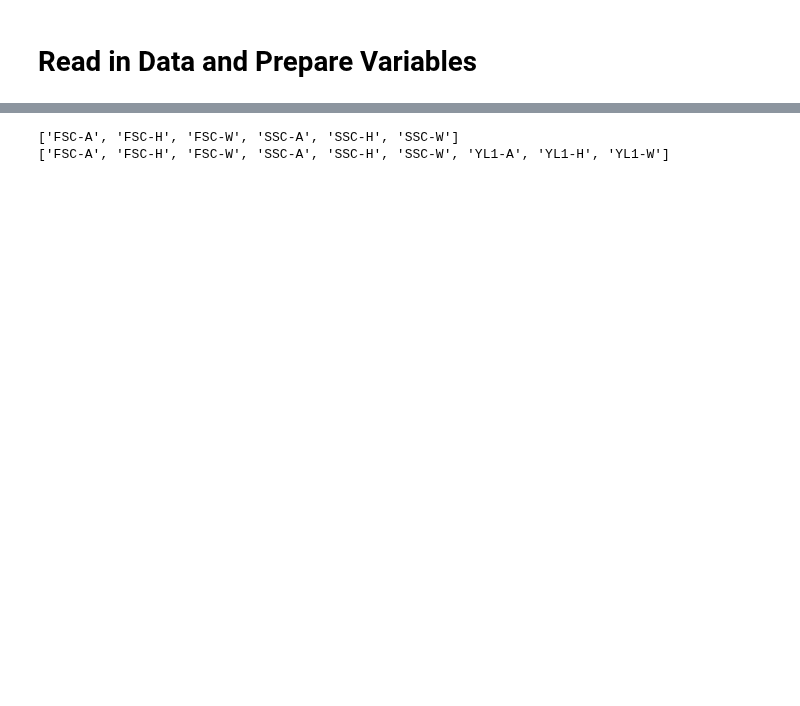
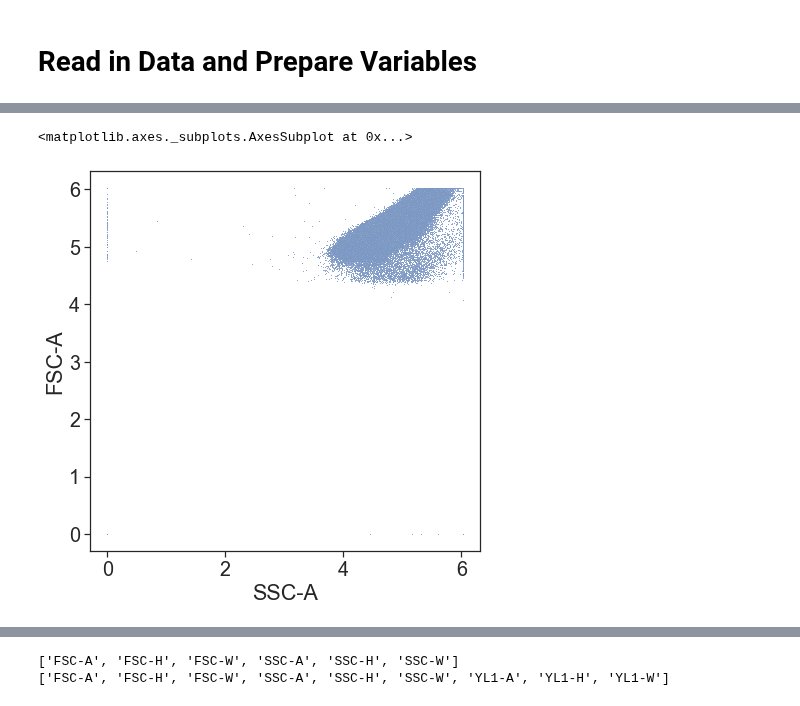
Before and after one commit to SD2E/pysd2cat, a Jupyter notebook: src/pysd2cat/analysis/live_dead_pipeline/Final Plots - Duke 2.0.ipynb, the cells around one changed output, grey strips where cells are left out. Cells and saved outputs as stored; diff of their text form; code cells hidden in the pictures; blank space fills up the shorter version.

```diff
--- a/src/pysd2cat/analysis/live_dead_pipeline/Final Plots - Duke 2.0.ipynb
+++ b/src/pysd2cat/analysis/live_dead_pipeline/Final Plots - Duke 2.0.ipynb
@@ -48,0 +68,6 @@ duke_v2_with_strateos_80 = pd.read_csv("experiment_data/processed/duke_v2_with_s
+# %%
+plt.figure(figsize=(7, 7))
+sns.scatterplot(data=duke_v2.loc[duke_v2["stain"]==1], x="SSC-A", y="FSC-A", s=1)
+# %% [output]
+<matplotlib.axes._subplots.AxesSubplot at 0x...>
+[figure, added]
```
Also changed, not shown: parts of 21 cells of this notebook, 3 other files.
